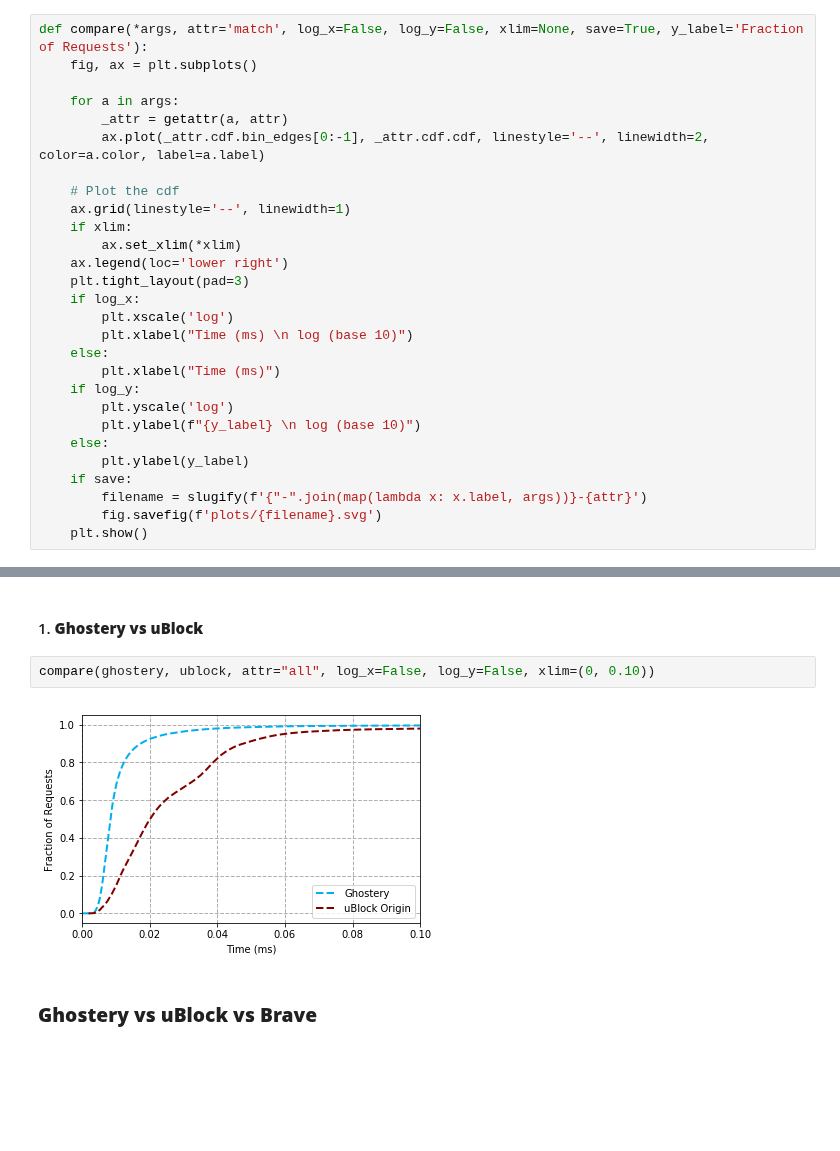
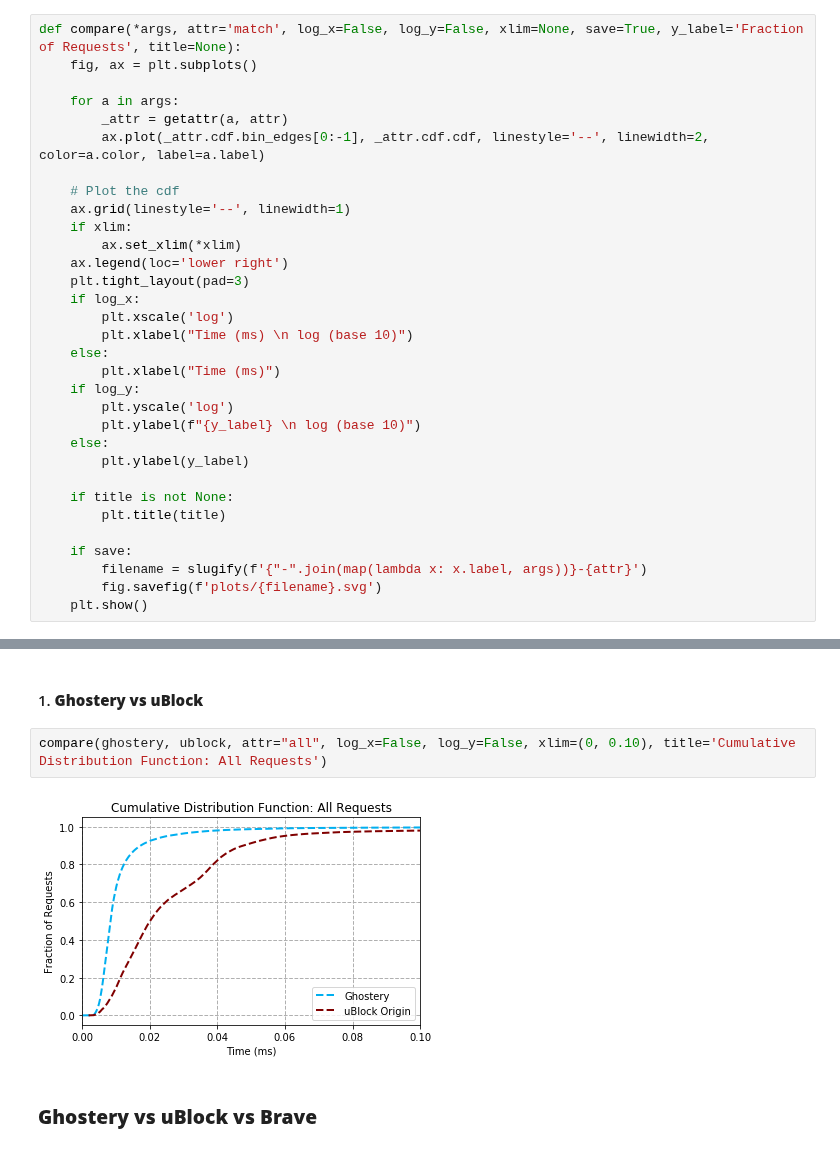
Before and after one commit to ghostery/adblocker, a Jupyter notebook: bench/comparison/comparing_adblockers.ipynb, the cells around one changed output, grey strips where cells are left out. Cells and saved outputs as stored; diff of their text form; blank space fills up the shorter version.

Commit message:
Fix typos + graphs titles

```diff
--- a/bench/comparison/comparing_adblockers.ipynb
+++ b/bench/comparison/comparing_adblockers.ipynb
@@ -71,7 +71,7 @@ ublock   = Adblocker(filename='data/ublock_timings.json', color='#800000', label
 duck     = Adblocker(filename='data/duckduckgo_timings.json', color='#58b792', label='DuckDuckGo')
 abp      = Adblocker(filename='data/adblockplus_timings.json', color='#c70d2c', label='Adblock Plus')
 # %%
-def compare(*args, attr='match', log_x=False, log_y=False, xlim=None, save=True, y_label='Fraction of Requests'):
+def compare(*args, attr='match', log_x=False, log_y=False, xlim=None, save=True, y_label='Fraction of Requests', title=None):
     fig, ax = plt.subplots()
 
     for a in args:
@@ -94,6 +94,10 @@ def compare(*args, attr='match', log_x=False, log_y=False, xlim=None, save=True,
         plt.ylabel(f"{y_label} \n log (base 10)")
     else:
         plt.ylabel(y_label)
+
+    if title is not None:
+        plt.title(title)
+
     if save:
         filename = slugify(f'{"-".join(map(lambda x: x.label, args))}-{attr}')
         fig.savefig(f'plots/{filename}.svg')
@@ -133,9 +138,9 @@ pie(ghostery, ublock, duck, brave, abp)
 # %% [markdown]
 #### 1. **Ghostery vs uBlock**
 # %%
-compare(ghostery, ublock, attr="all", log_x=False, log_y=False, xlim=(0, 0.10))
+compare(ghostery, ublock, attr="all", log_x=False, log_y=False, xlim=(0, 0.10), title='Cumulative Distribution Function: All Requests')
 # %% [output]
-[figure, old version]
+[figure, new version]
 # %% [markdown]
 ### **Ghostery vs uBlock vs Brave**
 # %%
```
Also changed, not shown: parts of 14 cells of this notebook, 10 other files.
